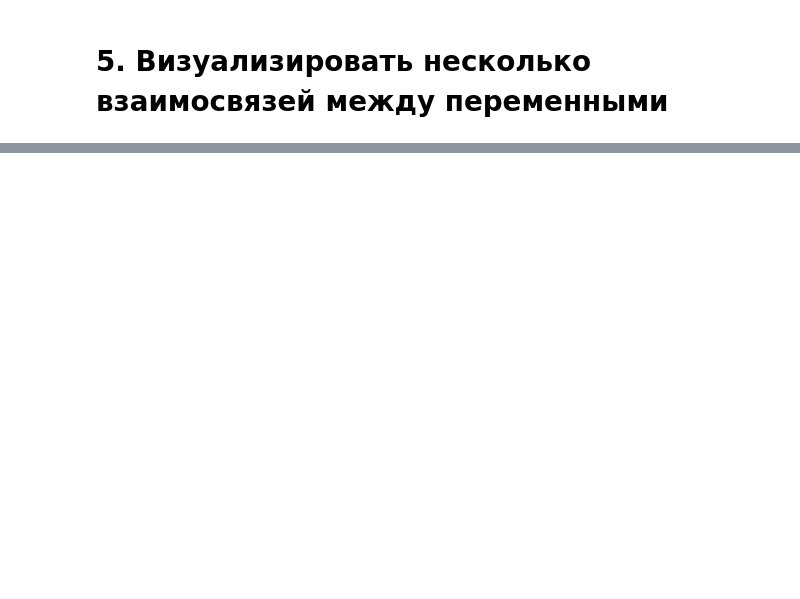
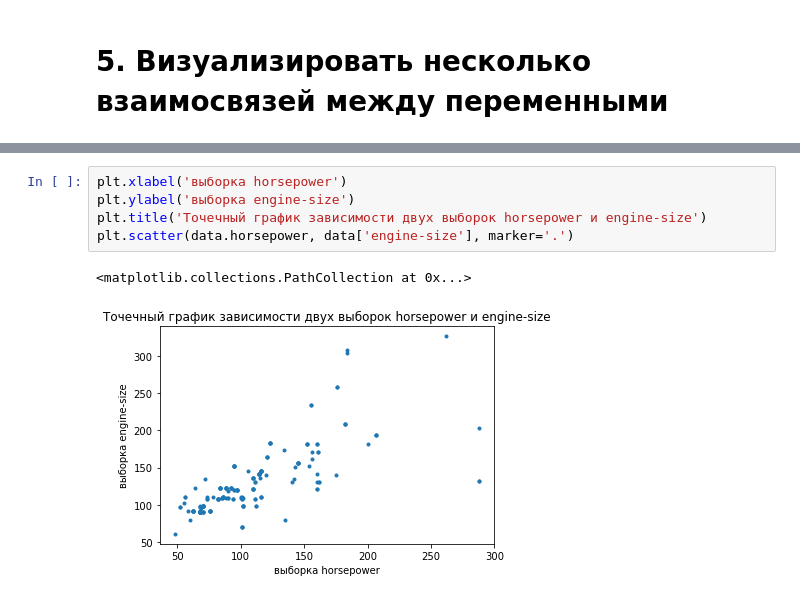
Before and after one commit to HeliosBI/PYDALW2, a Jupyter notebook: PYDALW2.ipynb, the cells around one changed output, grey strips where cells are left out. Drawn from its saved outputs; the diff is of its cells as text; blank space fills up the shorter version.

```diff
--- a/PYDALW2.ipynb
+++ b/PYDALW2.ipynb
@@ -62,0 +85,8 @@ skewness of normal distribution (should be 0): 1.7534486514523662
+# %%
+plt.xlabel('выборка horsepower')
+plt.ylabel('выборка engine-size')
+plt.title('Точечный график зависимости двух выборок horsepower и engine-size')
+plt.scatter(data.horsepower, data['engine-size'], marker='.')
+# %% [output]
+<matplotlib.collections.PathCollection at 0x...>
+[figure, added]
```
Also changed, not shown: parts of 19 cells of this notebook.
